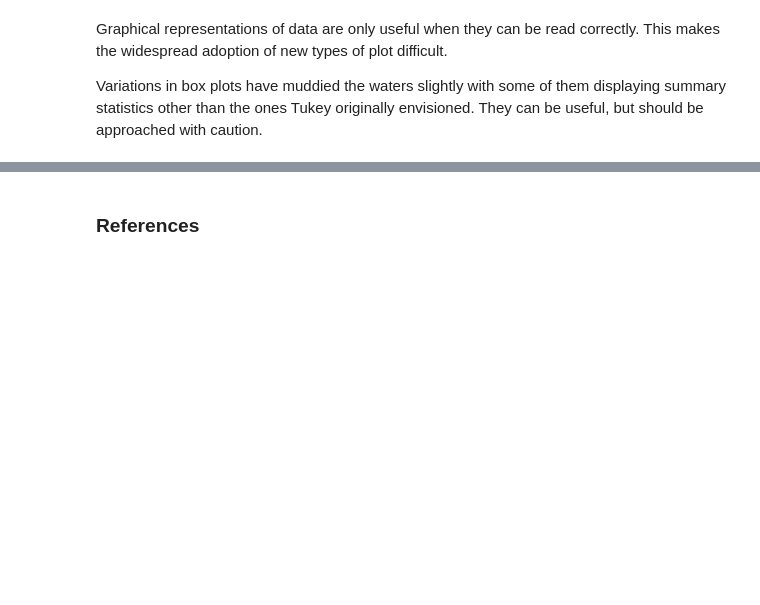
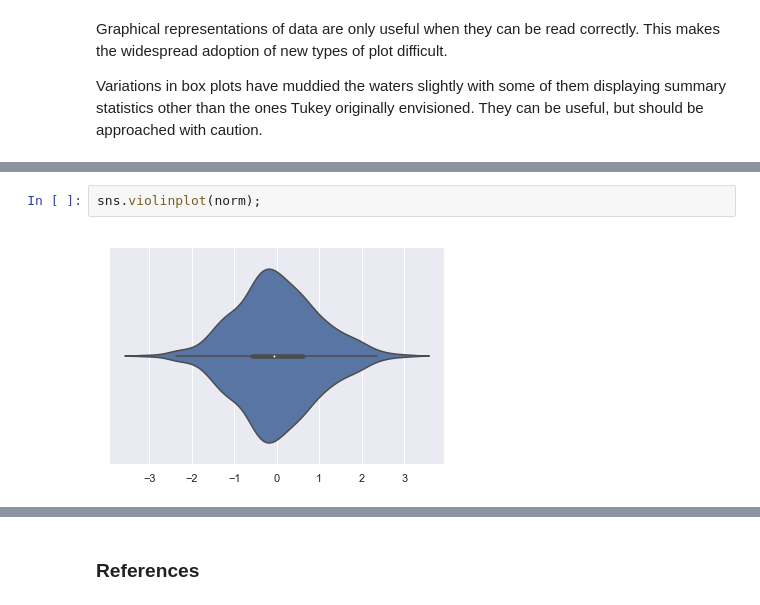
Before and after one commit to MarionMcG/fundamentals_data_analysis, a Jupyter notebook: boxplots.ipynb, the cells around one changed output, grey strips where cells are left out. Drawn from its saved outputs; the diff is of its cells as text; blank space fills up the shorter version.

Commit message:
Violinplot - add markdown and delete plt and pd plots

```diff
--- a/boxplots.ipynb
+++ b/boxplots.ipynb
@@ -305,0 +282,4 @@ The Seaborn violinplot displays the box and medians as default within the violin
+# %%
+sns.violinplot(norm);
+# %% [output]
+[figure, added]
```
Also changed, not shown: parts of 10 cells of this notebook.
